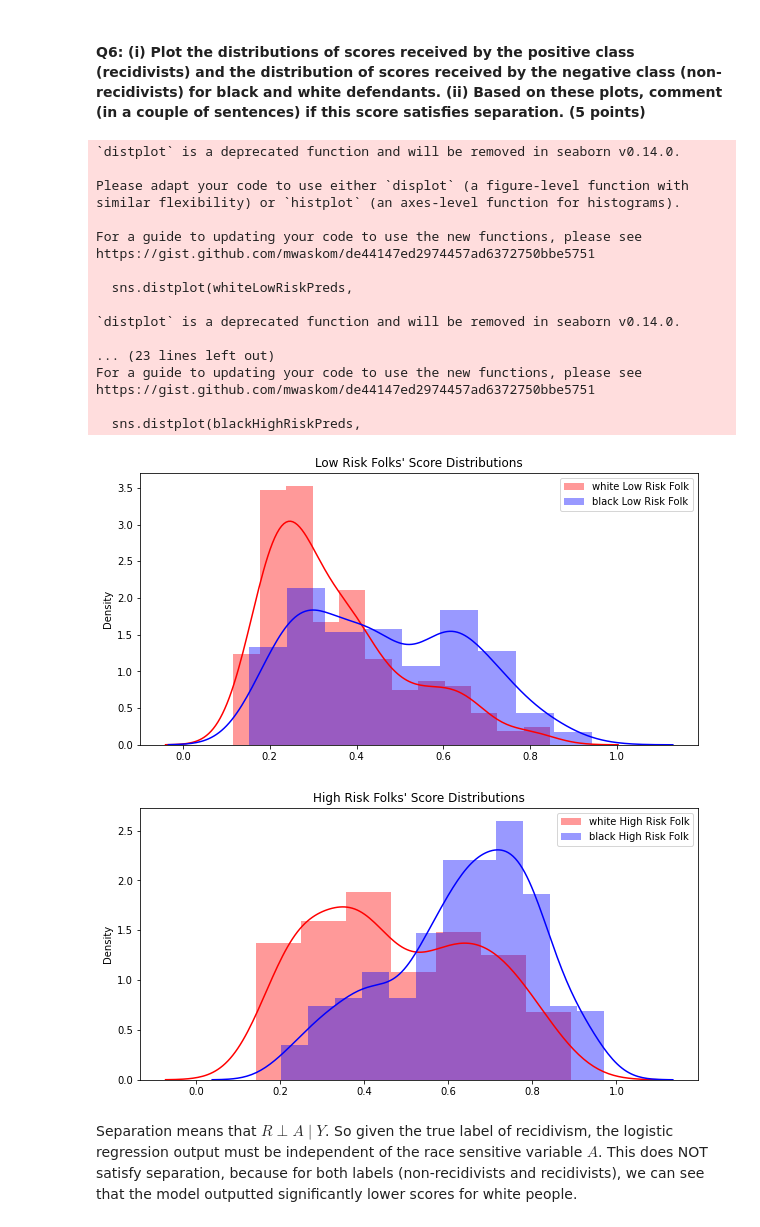
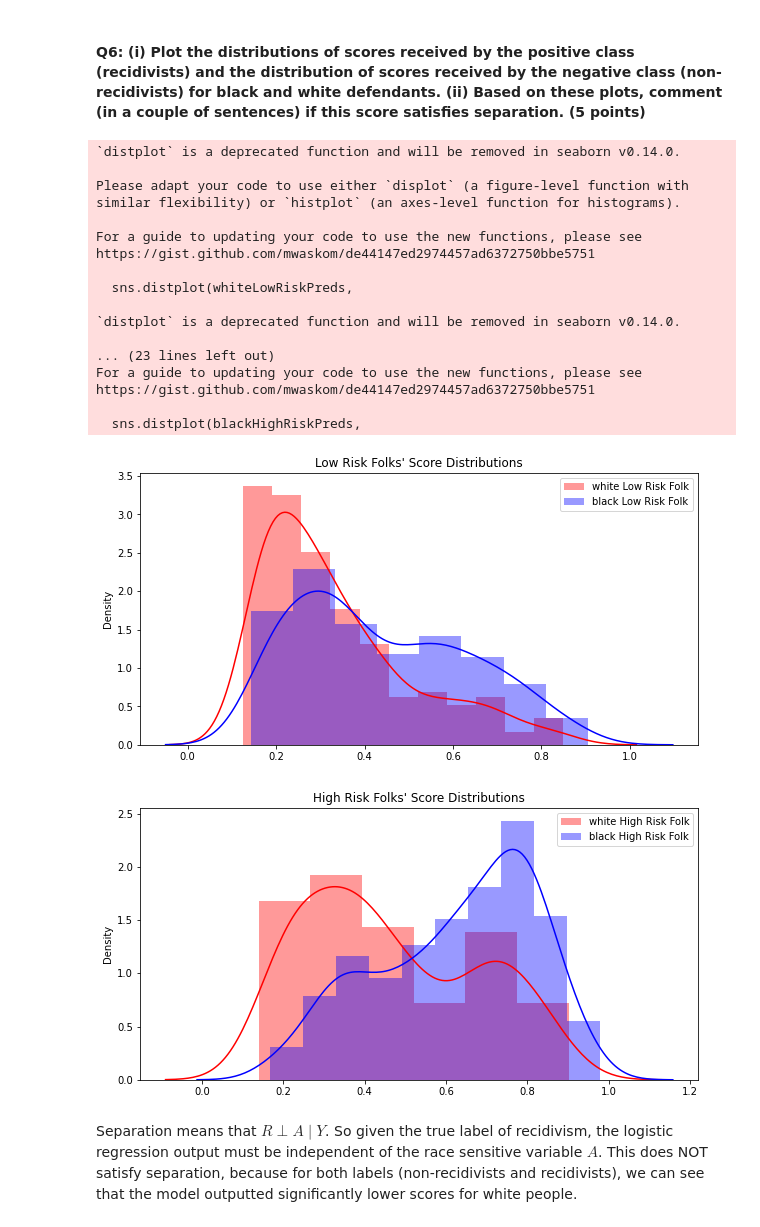
Before and after one commit to amitjoshi24/sensitive-attribute-containment-dnn-fairness, a Jupyter notebook: finalprojectcrimrecid.ipynb, the cells around one changed output. Cells and saved outputs as stored; diff of their text form; code cells hidden in the pictures.

Commit message:
graphs r lit

```diff
--- a/finalprojectcrimrecid.ipynb
+++ b/finalprojectcrimrecid.ipynb
@@ -264,12 +269,14 @@ from torch.autograd import Variable
 class DNN_model(torch.nn.Module):
  def __init__(self,no_input_features):
     super(DNN_model,self).__init__()
-    self.layer1 = torch.nn.Linear(no_input_features,20)
-    self.layer2 = torch.nn.Linear(20,20)
-    self.layer5 = torch.nn.Linear(20,1)
+    self.layer1 = torch.nn.Linear(no_input_features,50)
+    self.layer2 = torch.nn.Linear(50,50)
+    self.layer3 = torch.nn.Linear(50,50)
+    self.layer5 = torch.nn.Linear(50,1)
 
-    self.relu1 = torch.nn.ReLU()
-    self.relu2 = torch.nn.ReLU()
+    self.relu1 = torch.nn.LeakyReLU()
+    self.relu2 = torch.nn.LeakyReLU()
+    self.relu3 = torch.nn.LeakyReLU()
     self.sigmoid = torch.nn.Sigmoid()
 
     self.onlyLayer = torch.nn.Linear(no_input_features, 1)
@@ -278,7 +285,9 @@ class DNN_model(torch.nn.Module):
         self.layer1,
         self.relu1,
         self.layer2,
-        self.relu2
+        self.relu2,
+        self.layer3,
+        self.relu3
     )
     #self.seq = torch.nn.Sequential(self.onlyLayer)
 
@@ -417,12 +426,12 @@ Being sufficient means $Y \perp A \mid R$.  Sufficiency doesn't hold here, as wh
 
 #print (test_y_white.head())
 
-def makeSeparationGraphs(test_x_black_lowrisk, test_x_black_highrisk, test_x_white_lowrisk, test_x_white_highrisk):
-    blackLowRiskPreds = dnnmodel(test_x_black_lowrisk).detach()
-    blackHighRiskPreds = dnnmodel(test_x_black_highrisk).detach()
+def makeSeparationGraphs(model, test_x_black_lowrisk, test_x_black_highrisk, test_x_white_lowrisk, test_x_white_highrisk):
+    blackLowRiskPreds = model(test_x_black_lowrisk).detach()
+    blackHighRiskPreds = model(test_x_black_highrisk).detach()
 
-    whiteLowRiskPreds = dnnmodel(test_x_white_lowrisk).detach()
-    whiteHighRiskPreds = dnnmodel(test_x_white_highrisk).detach()
+    whiteLowRiskPreds = model(test_x_white_lowrisk).detach()
+    whiteHighRiskPreds = model(test_x_white_highrisk).detach()
 
     import seaborn as sns
     plt.figure(figsize=(10,5))
@@ -434,36 +443,36 @@ def makeSeparationGraphs(test_x_black_lowrisk, test_x_black_highrisk, test_x_whi
                  label="black Low Risk Folk").set(title = "Low Risk Folks' Score Distributions")
     plt.legend()
 
     plt.figure(figsize=(10,5))
     sns.distplot(whiteHighRiskPreds,
                  color="red",
                  label="white High Risk Folk").set(title = "High Risk Folks' Score Distributions")
     sns.distplot(blackHighRiskPreds,
                  color="blue",
                  label="black High Risk Folk").set(title = "High Risk Folks' Score Distributions")
     plt.legend()
 
-makeSeparationGraphs(test_x_black_lowrisk, test_x_black_highrisk, test_x_white_lowrisk, test_x_white_highrisk)
+makeSeparationGraphs(dnnmodel, test_x_black_lowrisk, test_x_black_highrisk, test_x_white_lowrisk, test_x_white_highrisk)
 # %% [output]
 `distplot` is a deprecated function and will be removed in seaborn v0.14.0.
 
 Please adapt your code to use either `displot` (a figure-level function with
 similar flexibility) or `histplot` (an axes-level function for histograms).
 
 For a guide to updating your code to use the new functions, please see
 https://gist.github.com/mwaskom/de44147ed2974457ad6372750bbe5751
 
   sns.distplot(whiteLowRiskPreds,
 
 `distplot` is a deprecated function and will be removed in seaborn v0.14.0.
 
 ... (23 lines left out)
 For a guide to updating your code to use the new functions, please see
 https://gist.github.com/mwaskom/de44147ed2974457ad6372750bbe5751
 
   sns.distplot(blackHighRiskPreds,
-[figure, old version]
+[figure, new version]
-[figure, old version]
+[figure, new version]
 # %% [markdown]
 Separation means that $R \perp A \mid Y$.  So given the true label of recidivism, the logistic regression output must be independent of the race sensitive variable $A$.  This does NOT satisfy separation, because for both labels (non-recidivists and recidivists), we can see that the model outputted significantly lower scores for white people.
 # %%
```
Also changed, not shown: parts of 24 cells of this notebook, 3 other files.
